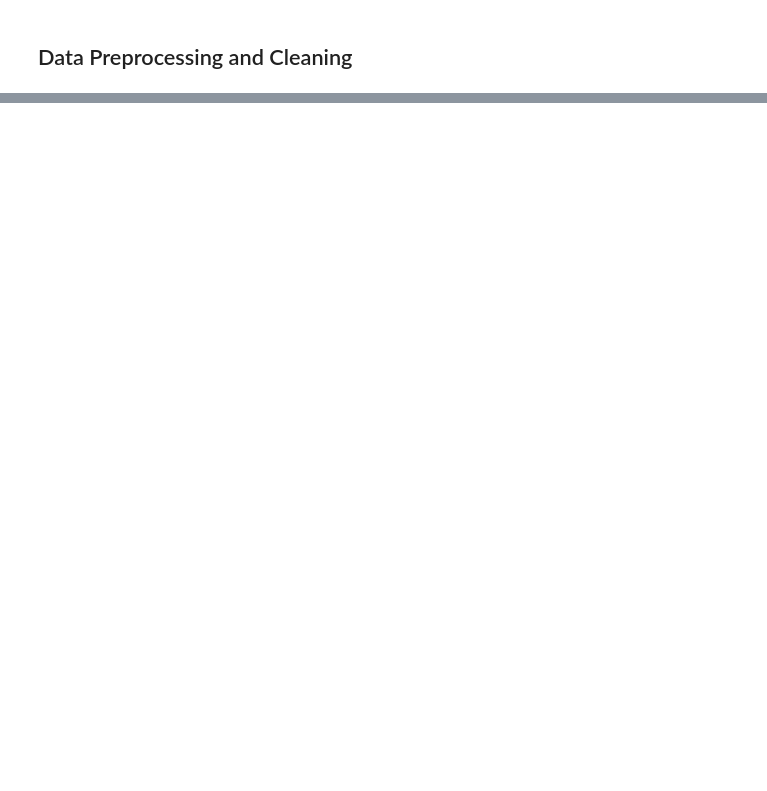
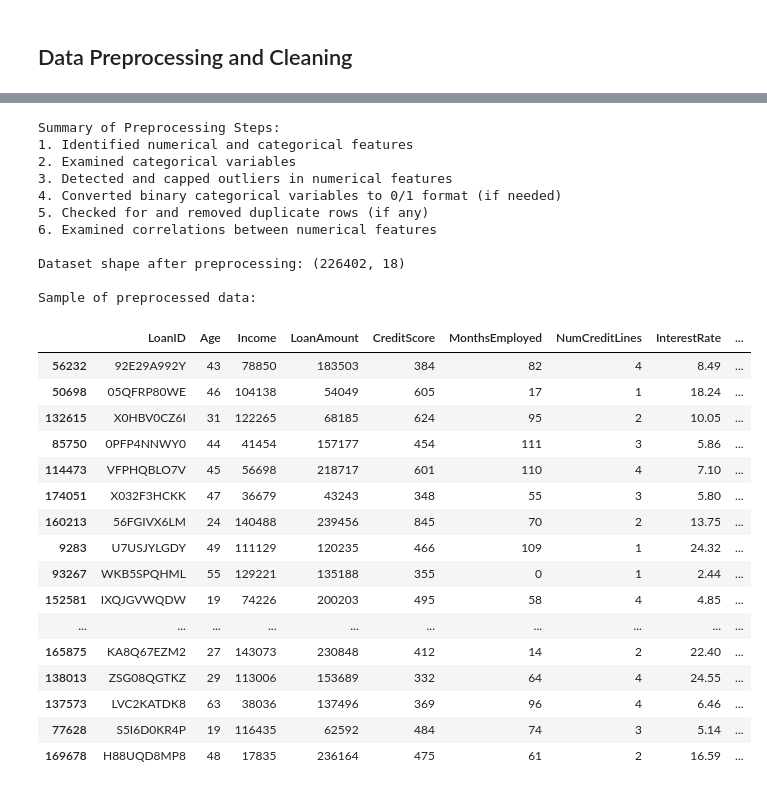
Before and after one commit to it21813702/ML_Assignment_1, a Jupyter notebook: ML_Assignment1.ipynb, the cells around one changed output, grey strips where cells are left out. Cells and saved outputs as stored; diff of their text form; code cells hidden in the pictures; blank space fills up the shorter version.

Commit message:
finished preprocessing and implemented feature engineering

```diff
--- a/ML_Assignment1.ipynb
+++ b/ML_Assignment1.ipynb
@@ -138,0 +252,45 @@ Number of unique values: 2
+# %%
+# Print a summary of the preprocessing steps performed
+print("\nSummary of Preprocessing Steps:")
+print("1. Identified numerical and categorical features")
+print("2. Examined categorical variables")
+print("3. Detected and capped outliers in numerical features")
+print("4. Converted binary categorical variables to 0/1 format (if needed)")
+print("5. Checked for and removed duplicate rows (if any)")
+print("6. Examined correlations between numerical features")
+
+# Show the dataset shape after preprocessing
+print(f"\nDataset shape after preprocessing: {df.shape}")
+
+# Check a sample of the preprocessed data
+print("\nSample of preprocessed data:")
+df.sample(20)
+# %% [output]
+Summary of Preprocessing Steps:
+1. Identified numerical and categorical features
+2. Examined categorical variables
+3. Detected and capped outliers in numerical features
+4. Converted binary categorical variables to 0/1 format (if needed)
+5. Checked for and removed duplicate rows (if any)
+6. Examined correlations between numerical features
+
+Dataset shape after preprocessing: (226402, 18)
+
+Sample of preprocessed data:
+|  | LoanID | Age | Income | LoanAmount | CreditScore | MonthsEmployed | NumCreditLines | InterestRate | ... |
+| 56232 | 92E29A992Y | 43 | 78850 | 183503 | 384 | 82 | 4 | 8.49 | ... |
+| 50698 | 05QFRP80WE | 46 | 104138 | 54049 | 605 | 17 | 1 | 18.24 | ... |
+| 132615 | X0HBV0CZ6I | 31 | 122265 | 68185 | 624 | 95 | 2 | 10.05 | ... |
+| 85750 | 0PFP4NNWY0 | 44 | 41454 | 157177 | 454 | 111 | 3 | 5.86 | ... |
+| 114473 | VFPHQBLO7V | 45 | 56698 | 218717 | 601 | 110 | 4 | 7.10 | ... |
+| 174051 | X032F3HCKK | 47 | 36679 | 43243 | 348 | 55 | 3 | 5.80 | ... |
+| 160213 | 56FGIVX6LM | 24 | 140488 | 239456 | 845 | 70 | 2 | 13.75 | ... |
+| 9283 | U7USJYLGDY | 49 | 111129 | 120235 | 466 | 109 | 1 | 24.32 | ... |
+| 93267 | WKB5SPQHML | 55 | 129221 | 135188 | 355 | 0 | 1 | 2.44 | ... |
+| 152581 | IXQJGVWQDW | 19 | 74226 | 200203 | 495 | 58 | 4 | 4.85 | ... |
+| ... | ... | ... | ... | ... | ... | ... | ... | ... | ... |
+| 165875 | KA8Q67EZM2 | 27 | 143073 | 230848 | 412 | 14 | 2 | 22.40 | ... |
+| 138013 | ZSG08QGTKZ | 29 | 113006 | 153689 | 332 | 64 | 4 | 24.55 | ... |
+| 137573 | LVC2KATDK8 | 63 | 38036 | 137496 | 369 | 96 | 4 | 6.46 | ... |
+| 77628 | S5I6D0KR4P | 19 | 116435 | 62592 | 484 | 74 | 3 | 5.14 | ... |
+| 169678 | H88UQD8MP8 | 48 | 17835 | 236164 | 475 | 61 | 2 | 16.59 | ... |
```
Also changed, not shown: parts of 10 cells of this notebook.
